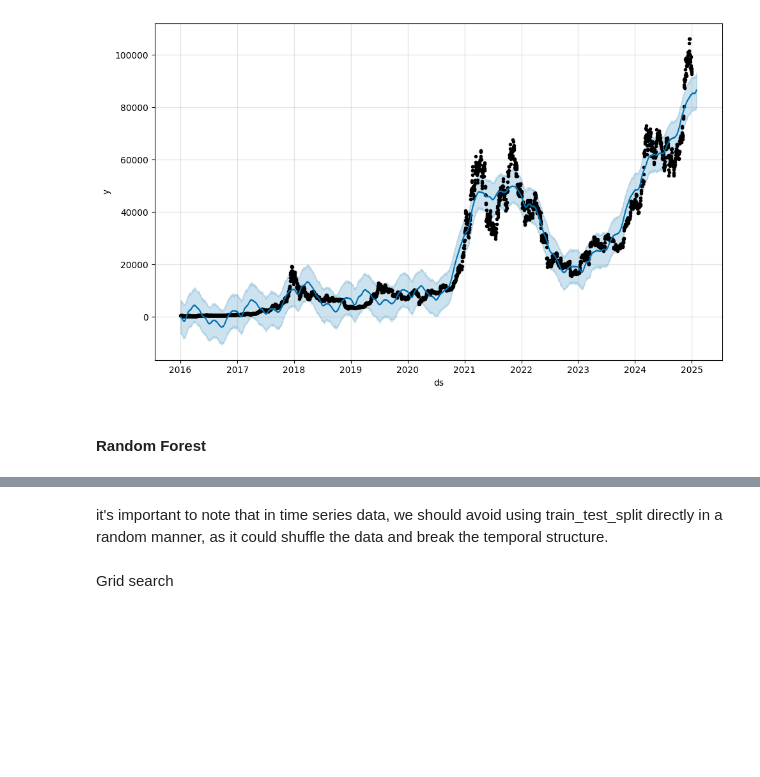
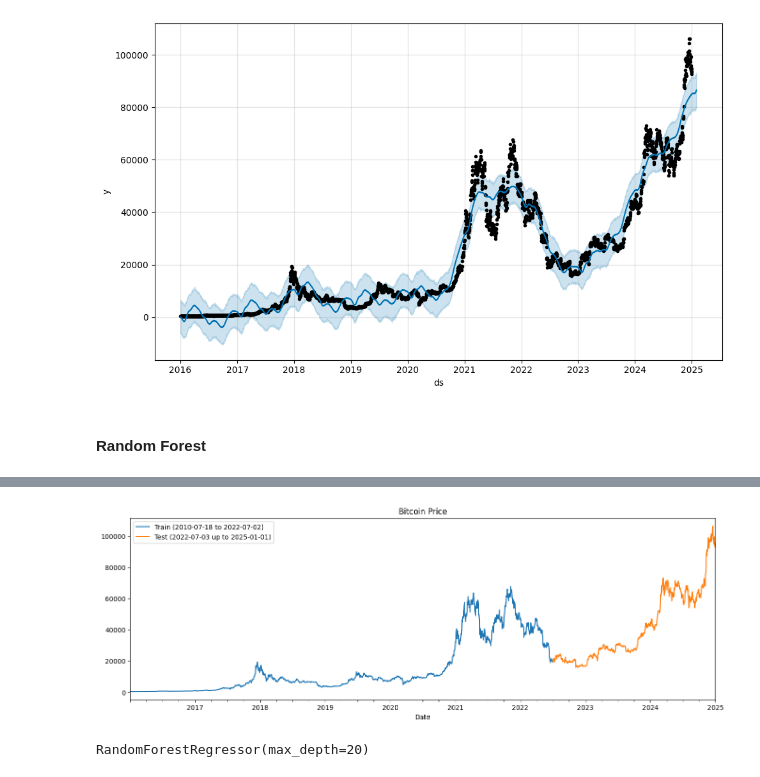
Before and after one commit to Jankiel-Predator/mmda_proj_btc, a Jupyter notebook: bitcoin copy.ipynb, the cells around one changed output, grey strips where cells are left out. Cells and saved outputs as stored; diff of their text form; code cells hidden in the pictures; blank space fills up the shorter version.

```diff
--- a/bitcoin copy.ipynb
+++ b/bitcoin copy.ipynb
@@ -562,3 +560,0 @@ Shift the 'Price' column to create the target variable (next day's price)
-# %%
-bitcoin['Target'] = bitcoin['Price'].shift(-1)
-bitcoin
@@ -582,4 +560,0 @@ Create lag features (previous day's price, 7-day average)
-# %%
-bitcoin['Lag_1'] = bitcoin['Price'].shift(1)
-bitcoin['Lag_7'] = bitcoin['Price'].shift(7)
-bitcoin = bitcoin.dropna(subset=['Target', 'Lag_1', 'Lag_7', 'SMA_7'])
@@ -591,2 +560,0 @@ y = bitcoin['Target']
-# %% [markdown]
-it's important to note that in time series data, we should avoid using train_test_split directly in a random manner, as it could shuffle the data and break the temporal structure.
@@ -599,2 +561,19 @@ rf = RandomForestRegressor(random_state=4)
-# %% [markdown]
-Grid search
+# %%
+dataset = bitcoin.copy()
+# %%
+tstart = "2016-01-01"
+tend = "2022-07-01"
+# %%
+def train_test_plot(dataset, tstart, tend):
+    tend_next = pd.to_datetime(tend) + pd.Timedelta(days=1)
+
+    dataset.loc[tstart:tend, "Price"].plot(figsize=(16, 5), legend=True)
+    dataset.loc[tend_next:, "Price"].plot(figsize=(16, 5), legend=True)
+
+    plt.legend([f"Train (2010-07-18 to {tend_next.date()})", f"Test ({tend_next.date() + pd.Timedelta(days=1)} up to 2025-01-01)"])
+    plt.title("Bitcoin Price")
+    plt.show()
+
+train_test_plot(dataset, tstart, tend)
+# %% [output]
+[figure, added]
@@ -600,0 +613,5 @@ Grid search
+# %%
+rf_model = RandomForestRegressor(n_estimators=100, max_depth=20, min_samples_split=2, min_samples_leaf=1)
+rf_model.fit(X_train_rf, y_train_flat)
+# %% [output]
+RandomForestRegressor(max_depth=20)
```
Also changed, not shown: parts of 25 cells of this notebook.
